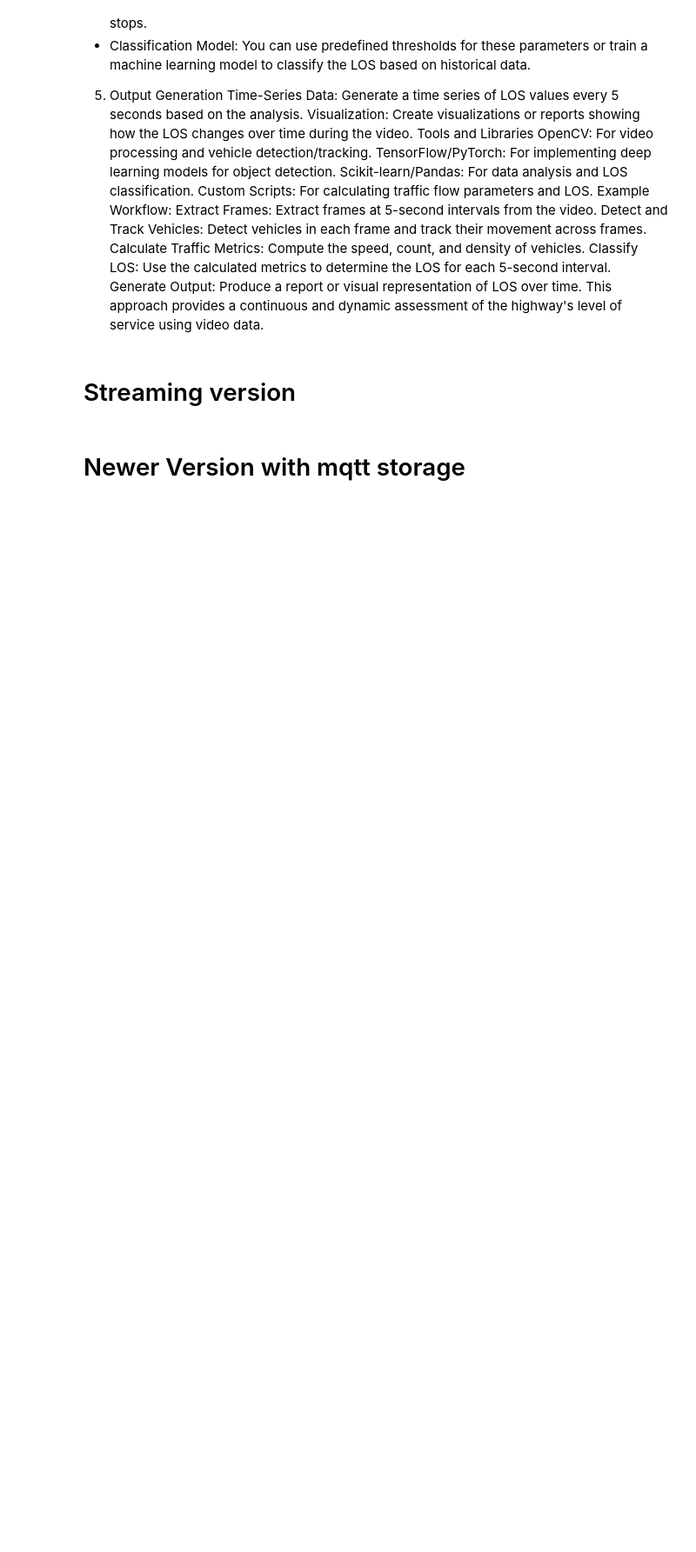
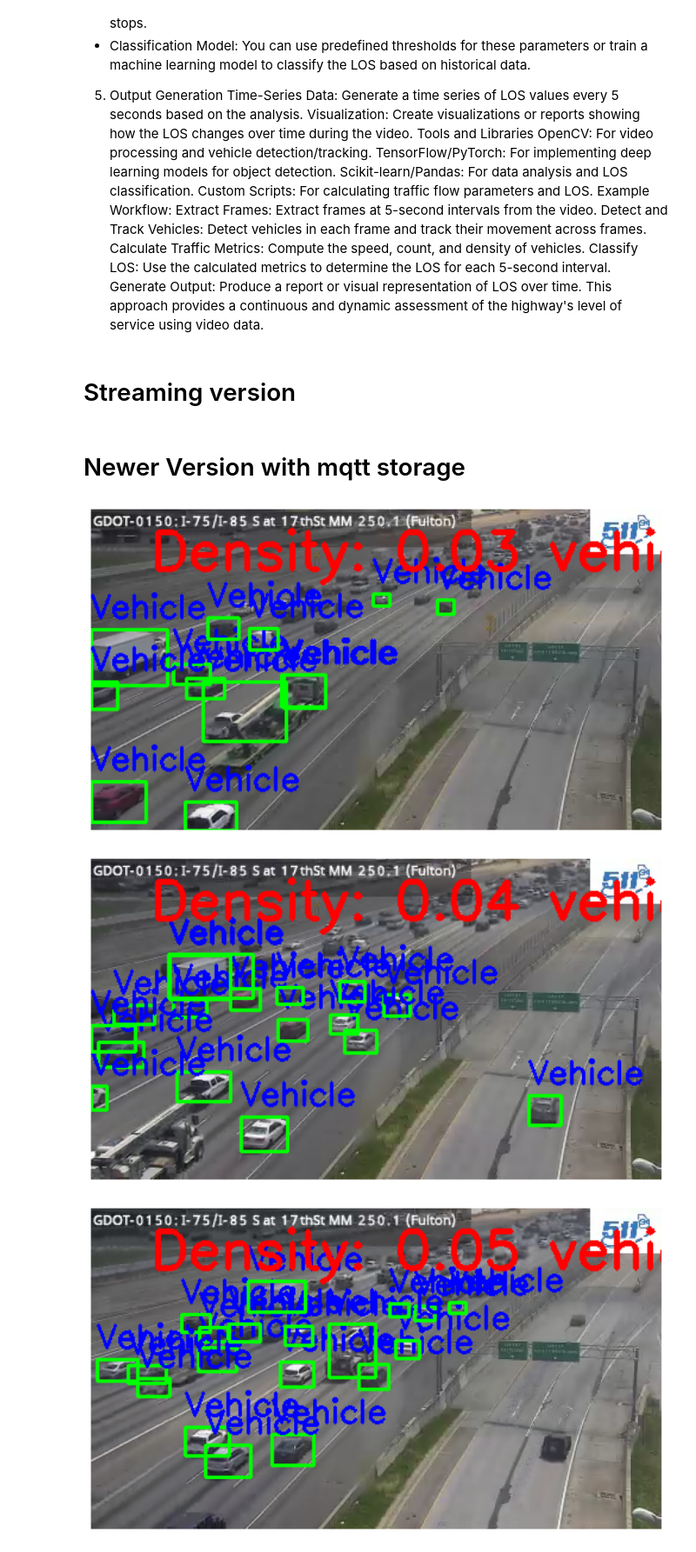
Before and after one commit to redhat-na-ssa/trafficCounter, a Jupyter notebook: notebooks/gdotvideo.ipynb, the cells around one changed output. Shown at 87% size. Drawn from its saved outputs; the diff is of its cells as text; code cells hidden in the pictures; blank space fills up the shorter version.

Commit message:
density

```diff
--- a/notebooks/gdotvideo.ipynb
+++ b/notebooks/gdotvideo.ipynb
@@ -371,21 +371,23 @@ import matplotlib.pyplot as plt
 import time
 import paho.mqtt.client as mqtt
 import json
+import base64
 
 # Load YOLOv8 model
 model = YOLO('yolov8s.pt')
 
 # Initialize MQTT client
 mqtt_client = mqtt.Client()
-mqtt_client.connect('mqtt.cvdemo.svc.cluster.local', 1883, 60)  # Use your service name and port
+mqtt_client.connect('mqtt-broker.trafficcounter.svc.cluster.local', 1883, 60)  # Use your service name and port
 
 # Constants
 FRAME_INTERVAL = 5  # seconds
 VIDEO_FPS = 15  # Estimated FPS for the stream; adjust as necessary
 FRAME_SKIP = FRAME_INTERVAL * VIDEO_FPS
+ROAD_LENGTH = 400  # Example road length in meters
 
 # Initialize video capture
-cap = cv2.VideoCapture('http://cvstreamer-cvdemo.apps.ocp4.davenet.local/stream/gdot-cameraC01.m3u8')
+cap = cv2.VideoCapture('http://cv-streamer-trafficcounter.apps.ocpbare.davenet.local/stream/gdot-cameraC01.m3u8')
 frame_count = 0
 
 def calculate_speed(centroid_prev, centroid_current, fps):
@@ -393,26 +395,20 @@ def calculate_speed(centroid_prev, centroid_current, fps):
     speed = distance * fps  # Simplified speed calculation
     return speed
 
-def calculate_LOS(vehicle_count, vehicle_speeds):
-    avg_speed = np.mean(vehicle_speeds) if vehicle_speeds else 0
-    density = vehicle_count / 100  # Simplified assumption of road length
+def calculate_density(vehicle_count, road_length=400, vehicle_types=None):
+    density = vehicle_count / road_length  # Use actual road length
 
-    if density < 10 and avg_speed > 60:
-        return 'A'
-    elif density < 20 and avg_speed > 50:
-        return 'B'
-    elif density < 30 and avg_speed > 40:
-        return 'C'
-    elif density < 40 and avg_speed > 30:
-        return 'D'
-    elif density < 50 and avg_speed > 20:
-        return 'E'
-    else:
-        return 'F'
+    # Adjust density based on vehicle types (if provided)
+    if vehicle_types:
+        vehicle_type_weights = {'car': 1.0, 'truck': 2.0, 'bus': 2.5}  # Example weights
+        weighted_count = sum(vehicle_type_weights.get(v_type, 1.0) for v_type in vehicle_types)
+        density = weighted_count / road_length
+
+    return density
 
 # Tracking state
 tracked_vehicles = {}
-los_over_time = []
+density_over_time = []
 
 while cap.isOpened():
     ret, frame = cap.read()
@@ -445,46 +441,49 @@ while cap.isOpened():
 
             tracked_vehicles[vehicle_count] = centroid
 
             # Draw bounding box and label
             cv2.rectangle(frame, (int(x1), int(y1)), (int(x2), int(y2)), (0, 255, 0), 2)
             cv2.putText(frame, f'Vehicle', (int(x1), int(y1) - 10), cv2.FONT_HERSHEY_SIMPLEX, 0.9, (255, 0, 0), 2)
 
-    los = calculate_LOS(vehicle_count, vehicle_speeds)
-    los_over_time.append(los)
+    density = calculate_density(vehicle_count, ROAD_LENGTH)
+    density_over_time.append(density)
 
-    # Add LOS label to the frame
-    cv2.putText(frame, f'LOS: {los}', (50, 50), cv2.FONT_HERSHEY_SIMPLEX, 1.5, (0, 0, 255), 3)
+    # Add Density label to the frame
+    cv2.putText(frame, f'Density: {density:.2f} vehicles/m', (50, 50), cv2.FONT_HERSHEY_SIMPLEX, 1.5, (0, 0, 255), 3)
 
     # Convert BGR (OpenCV format) to RGB (Matplotlib format)
     frame_rgb = cv2.cvtColor(frame, cv2.COLOR_BGR2RGB)
 
+    # Encode the frame as JPEG and then as a base64 string
+    _, buffer = cv2.imencode('.jpg', frame)
+    image_base64 = base64.b64encode(buffer).decode('utf-8')
+
     # Prepare data to publish to MQTT
-    # data = {
-    #     'frame': frame_count,
-    #     'second': frame_count // VIDEO_FPS,
-    #     'los': los,
-    #     'image': cv2.imencode('.jpg', frame)[1].tobytes().decode('latin1')  # Convert to string to send over MQTT
-    # }
     data = {
         'frame': frame_count,
         'second': frame_count // VIDEO_FPS,
-        'los': los
+        'density': density,
+        'image': image_base64
     }
 
     # Publish to MQTT topic
-    mqtt_client.publish('traffic/los', json.dumps(data))
+    mqtt_client.publish('traffic/density', json.dumps(data))
 
     # Display the frame (optional)
     plt.figure(figsize=(10, 6))
     plt.imshow(frame_rgb)
     plt.axis('off')
     plt.show()
 
     # Wait for the actual time interval (5 seconds)
-    # time.sleep(FRAME_INTERVAL)
+    time.sleep(FRAME_INTERVAL)
 
 cap.release()
 
-# Output LOS over time
-for time, los in enumerate(los_over_time):
-    print(f"Time {time * FRAME_INTERVAL}s: LOS {los}")
+# Output Density over time
+for time, density in enumerate(density_over_time):
+    print(f"Time {time * FRAME_INTERVAL}s: Density {density:.2f} vehicles/m")
+# %% [output]
+[figure, added]
+[figure, added]
+[figure, added]
```
Also changed, not shown: parts of 1 cell of this notebook, 4 other files.
